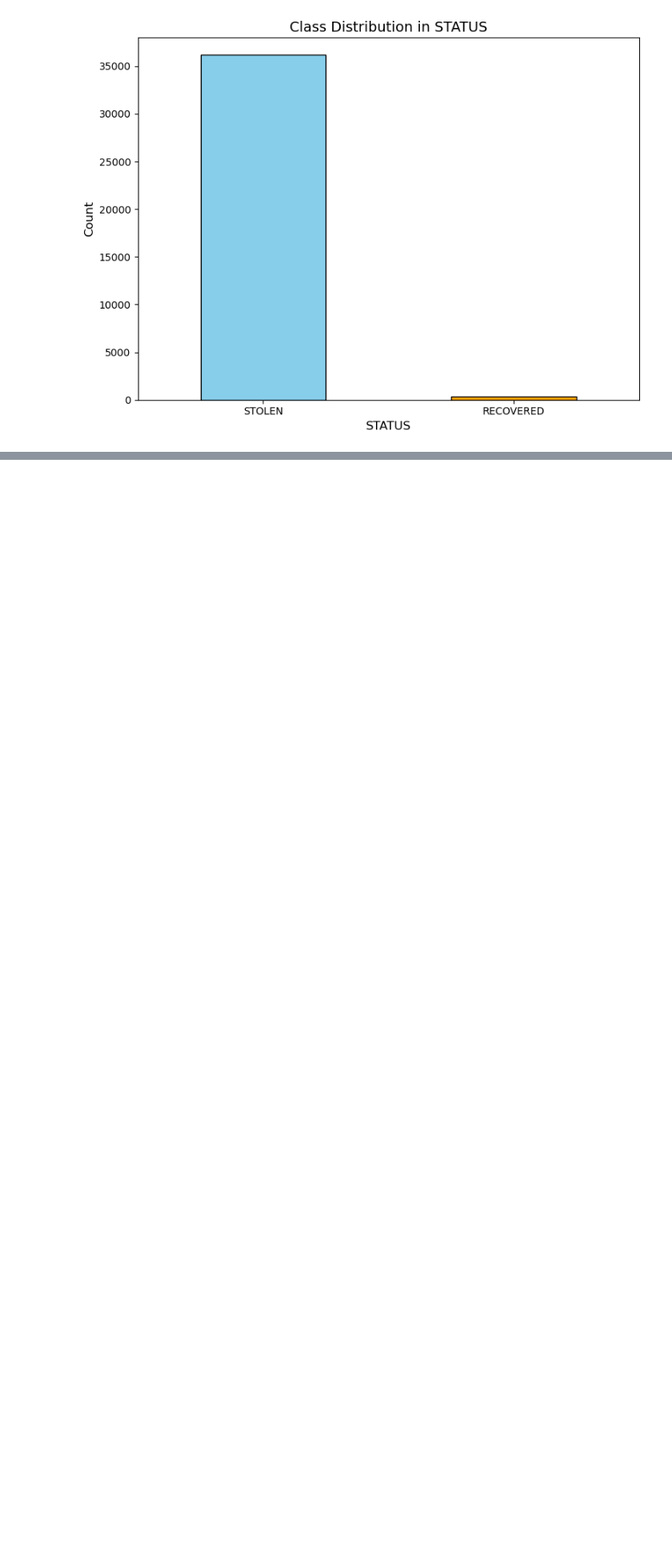
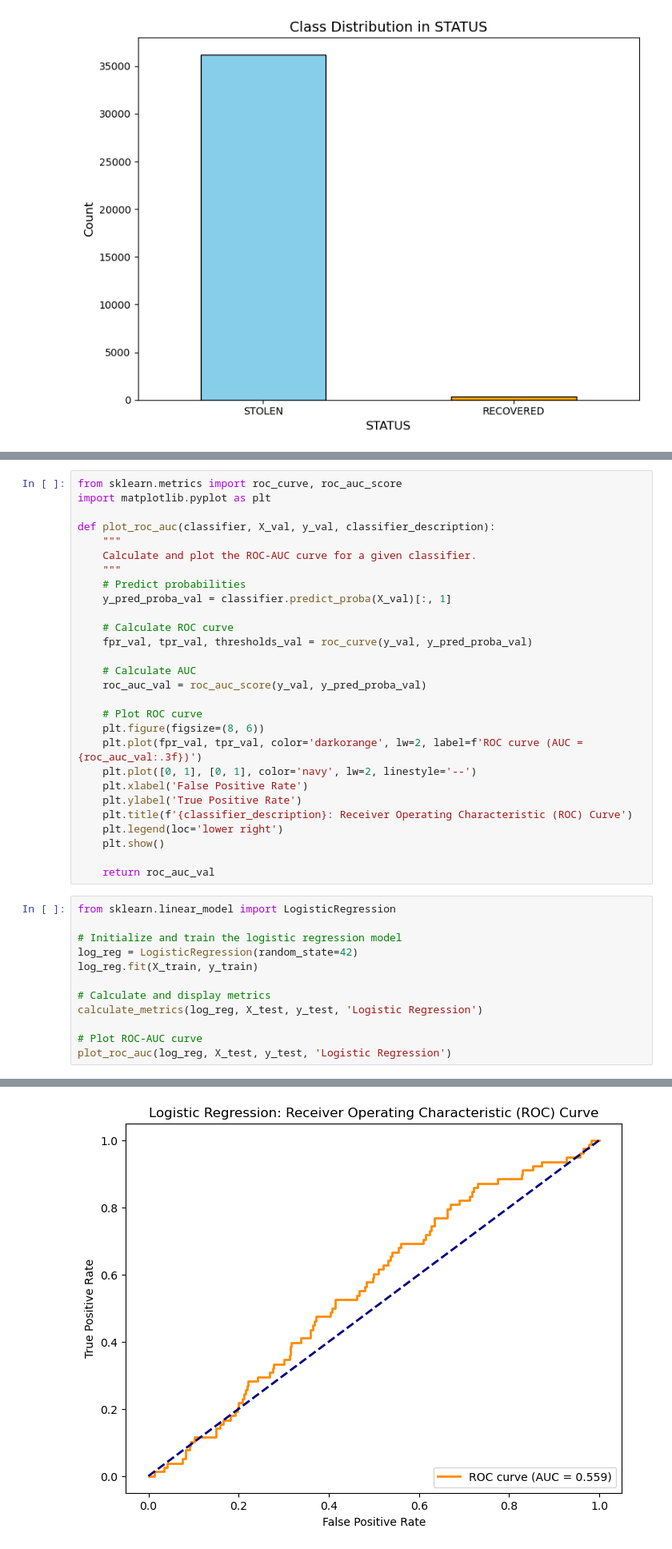
Before and after one commit to BengeeL/DataWareHousing_FinalProject, a Jupyter notebook: python_server/trafficpolice.ipynb, the cells around one changed output, grey strips where cells are left out. Shown at 80% size. Saved outputs shown, nothing was run; the diff lists cells and outputs as text; blank space fills up the shorter version.

```diff
--- a/python_server/trafficpolice.ipynb
+++ b/python_server/trafficpolice.ipynb
@@ -520,0 +489,41 @@ Best model based on F1-Score: Logistic Regression
+# %%
+from sklearn.metrics import roc_curve, roc_auc_score
+import matplotlib.pyplot as plt
+
+def plot_roc_auc(classifier, X_val, y_val, classifier_description):
+    """
+    Calculate and plot the ROC-AUC curve for a given classifier.
+    """
+    # Predict probabilities
+    y_pred_proba_val = classifier.predict_proba(X_val)[:, 1]
+
+    # Calculate ROC curve
+    fpr_val, tpr_val, thresholds_val = roc_curve(y_val, y_pred_proba_val)
+
+    # Calculate AUC
+    roc_auc_val = roc_auc_score(y_val, y_pred_proba_val)
+
+    # Plot ROC curve
+    plt.figure(figsize=(8, 6))
+    plt.plot(fpr_val, tpr_val, color='darkorange', lw=2, label=f'ROC curve (AUC = {roc_auc_val:.3f})')
+    plt.plot([0, 1], [0, 1], color='navy', lw=2, linestyle='--')
+    plt.xlabel('False Positive Rate')
+    plt.ylabel('True Positive Rate')
+    plt.title(f'{classifier_description}: Receiver Operating Characteristic (ROC) Curve')
+    plt.legend(loc='lower right')
+    plt.show()
+
+    return roc_auc_val
+# %%
+from sklearn.linear_model import LogisticRegression
+
+# Initialize and train the logistic regression model
+log_reg = LogisticRegression(random_state=42)
+log_reg.fit(X_train, y_train)
+
+# Calculate and display metrics
+calculate_metrics(log_reg, X_test, y_test, 'Logistic Regression')
+
+# Plot ROC-AUC curve
+plot_roc_auc(log_reg, X_test, y_test, 'Logistic Regression')
+# %% [output]
@@ -520,0 +554 @@ Best model based on F1-Score: Logistic Regression
+[figure, added]
```
Also changed, not shown: parts of 12 cells of this notebook.
